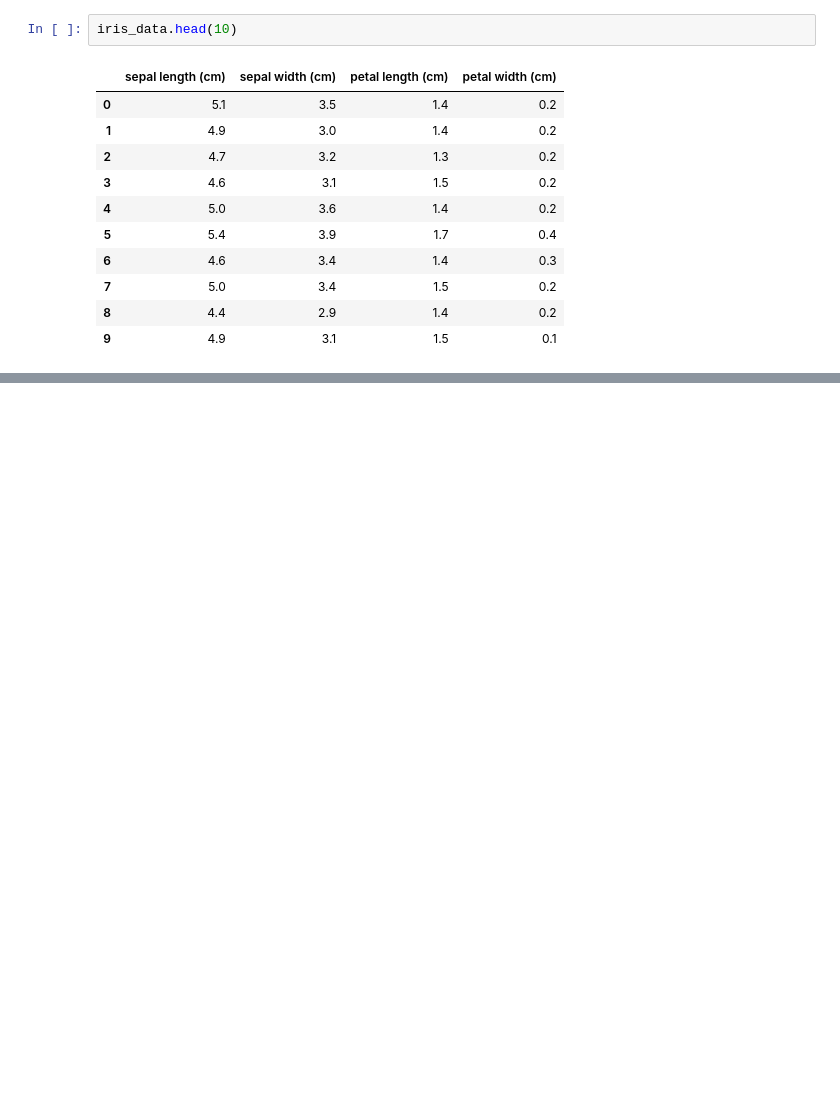
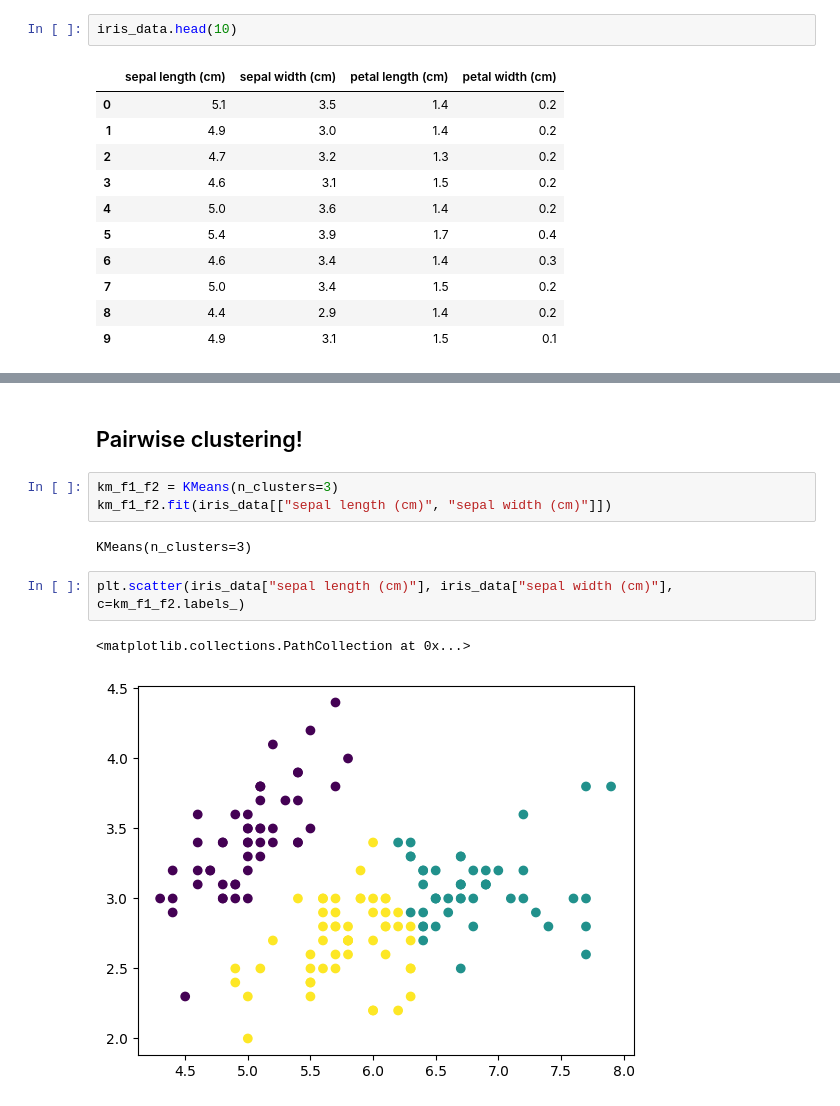
Before and after one commit to sebastianmentor/Lektioner_IntroML_TH_PYAI25, a Jupyter notebook: inlämningar_tips/SlutinlämningDel2 (5) (4).ipynb, the cells around one changed output, grey strips where cells are left out. Cells and saved outputs as stored; diff of their text form; blank space fills up the shorter version.

```diff
--- a/inlämningar_tips/SlutinlämningDel2 (5) (4).ipynb
+++ b/inlämningar_tips/SlutinlämningDel2 (5) (4).ipynb
@@ -35,0 +57,12 @@ iris_data.head(10)
+# %% [markdown]
+## Pairwise clustering!
+# %%
+km_f1_f2 = KMeans(n_clusters=3)
+km_f1_f2.fit(iris_data[["sepal length (cm)", "sepal width (cm)"]])
+# %% [output]
+KMeans(n_clusters=3)
+# %%
+plt.scatter(iris_data["sepal length (cm)"], iris_data["sepal width (cm)"], c=km_f1_f2.labels_)
+# %% [output]
+<matplotlib.collections.PathCollection at 0x...>
+[figure, added]
```
Also changed, not shown: parts of 5 cells of this notebook, 6 other files.
